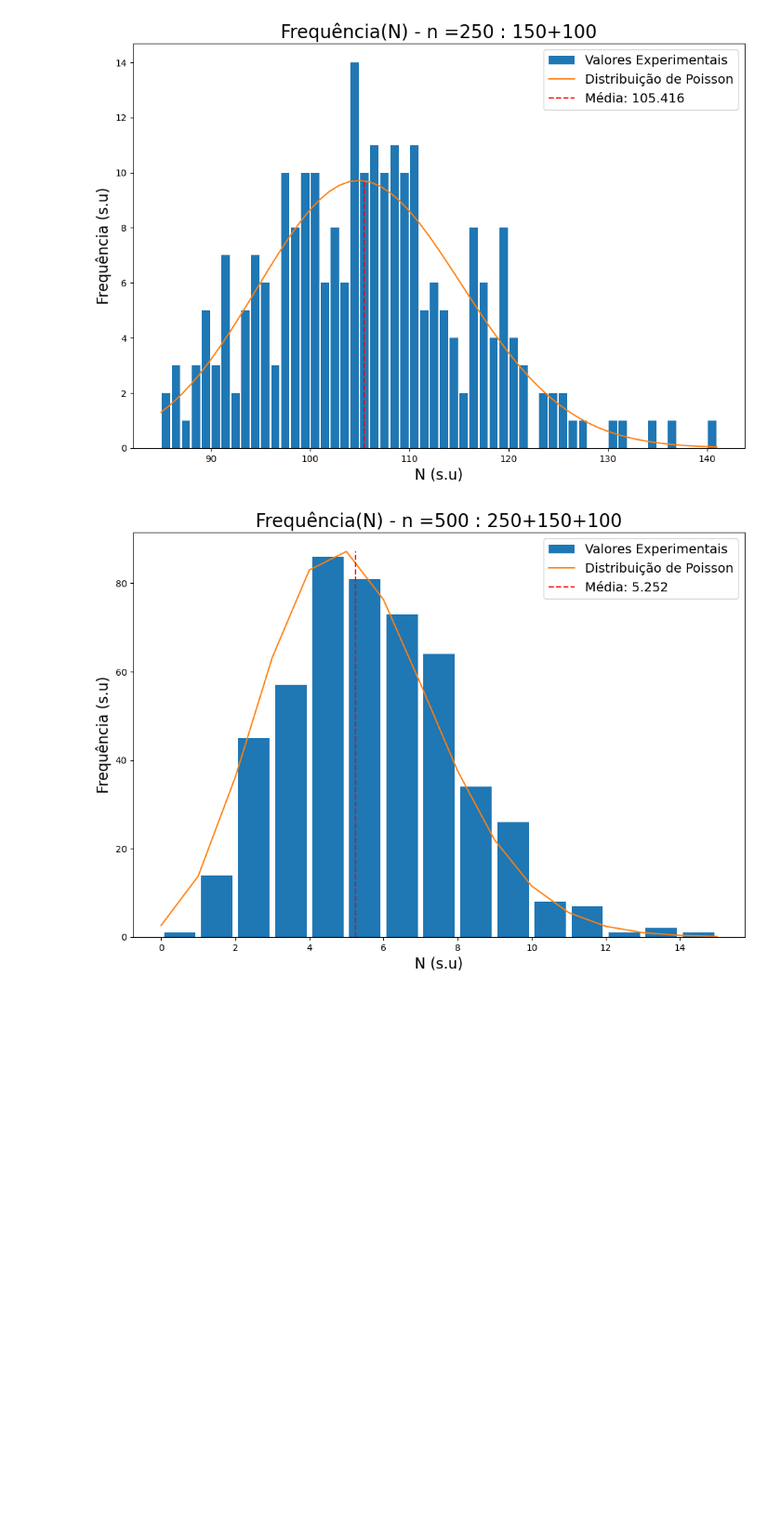
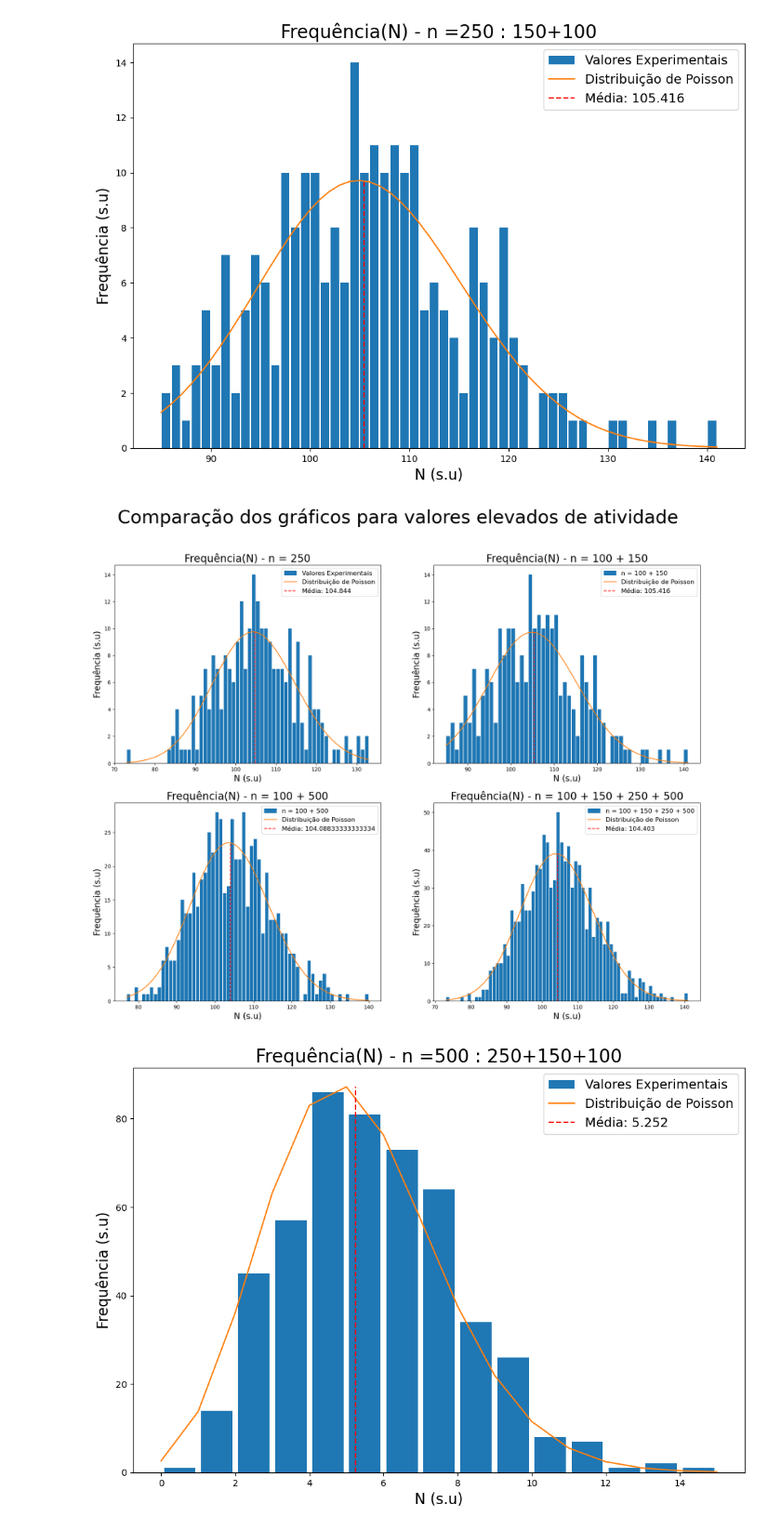
Before and after one commit to sergisousa/LABSFISICAIII, a Jupyter notebook: EXP 5/T5.ipynb, the cells around one changed output. Shown at 93% size. Saved outputs shown, nothing was run; the diff lists cells and outputs as text; code cells hidden in the pictures; blank space fills up the shorter version.

Commit message:
rename t5
gráficos t5 python

```diff
--- a/EXP 5/Gráficos.ipynb
+++ b/EXP 5/T5.ipynb
@@ -545,6 +546,8 @@ xvals = np.arange(min(yvals),max(yvals)+1)
 yvals = poisson.pmf(xvals,med) * len(yvals)
 medl = [med,med]
 ymedl = [0,max(yvals)]
+medlc1=medl
+ymedlc1=ymedl
 plt.title(f"Frequência(N) - n ={tam} : 500+250+150+100", fontsize=20)
 plt.ylabel("Frequência (s.u)", fontsize=16)
 plt.xlabel("N (s.u)", fontsize=16)
@@ -695,6 +698,8 @@ xvals = np.arange(min(yvals),max(yvals)+1)
 yvals = poisson.pmf(xvals,med) * len(yvals)
 medl = [med,med]
 ymedl = [0,max(yvals)]
+medlc600=medl
+ymedlc600=ymedl
 plt.title(f"Frequência(N) - n ={tam} : 500+100", fontsize=20)
 plt.ylabel("Frequência (s.u)", fontsize=16)
 plt.xlabel("N (s.u)", fontsize=16)
@@ -794,7 +799,10 @@ plt.hist(yvals,int(max(yvals)-min(yvals)), label="Valores Experimentais", rwidth
 xvals = np.arange(min(yvals),max(yvals)+1)
 yvals = poisson.pmf(xvals,med) * len(yvals)
 medl = [med,med]
+medlc250=medl
 ymedl = [0,max(yvals)]
+ymedlc250=ymedl
+
 plt.title(f"Frequência(N) - n ={tam} : 150+100", fontsize=20)
 plt.ylabel("Frequência (s.u)", fontsize=16)
 plt.xlabel("N (s.u)", fontsize=16)
@@ -814,6 +822,78 @@ plt.show()
 [figure]
 [figure]
 [figure]
+# %%
+#ATIVIDADE ALTA
+
+fig,axs = plt.subplots(2,2)
+fig.set_size_inches(20,15)
+fig.suptitle("Comparação dos gráficos para valores elevados de atividade",fontsize=35)
+#250
+axs[0,0].hist(yvals250,int(max(yvals250)-min(yvals250)), label="Valores Experimentais", rwidth=0.85)
+xvals = np.arange(min(yvals250),max(yvals250)+1)
+yvals = poisson.pmf(xvals,medl250[0]) * len(yvals250)
+axs[0,0].set_title(f"Frequência(N) - n = 250",fontsize=20)
+axs[0,0].set_ylabel("Frequência (s.u)", fontsize=16)
+axs[0,0].set_xlabel("N (s.u)", fontsize=16)
+axs[0,0].plot(xvals,yvals, label="Distribuição de Poisson")
+axs[0,0].plot(medl250,ymedl250, label=f"Média: {medl250[0]}", color="#ff0000", linestyle="--")
+axs[0,0].legend(fontsize=12)
+
+#250 COMBINAÇÕES
+yvals=[]
+listas = [yvals100,yvals150]
+for lista in listas:
+    for x in lista:
+        yvals.append(x)
+
+axs[0,1].hist(yvals,int(max(yvals)-min(yvals)), label="n = 100 + 150", rwidth=0.85)
+xvals = np.arange(min(yvals),max(yvals)+1)
+yvals = poisson.pmf(xvals,medlc250[0]) * len(yvals)
+axs[0,1].set_title(f"Frequência(N) - n = 100 + 150",fontsize=20)
+axs[0,1].set_ylabel("Frequência (s.u)", fontsize=16)
+axs[0,1].set_xlabel("N (s.u)", fontsize=16)
+axs[0,1].plot(xvals,yvals, label="Distribuição de Poisson")
+axs[0,1].plot(medlc250,ymedlc250, label=f"Média: {medlc250[0]}", color="#ff0000", linestyle="--")
+axs[0,1].legend(fontsize=12)
+
+# 600
+yvals=[]
+listas = [yvals100,yvals500]
+for lista in listas:
+    for x in lista:
+        yvals.append(x)
+
+axs[1,0].hist(yvals,int(max(yvals)-min(yvals)), label="n = 100 + 500", rwidth=0.85)
+xvals = np.arange(min(yvals),max(yvals)+1)
+yvals = poisson.pmf(xvals,medlc600[0]) * len(yvals)
+axs[1,0].set_title(f"Frequência(N) - n = 100 + 500",fontsize=20)
+axs[1,0].set_ylabel("Frequência (s.u)", fontsize=16)
+axs[1,0].set_xlabel("N (s.u)", fontsize=16)
+axs[1,0].plot(xvals,yvals, label="Distribuição de Poisson")
+axs[1,0].plot(medlc600,ymedlc600, label=f"Média: {medlc600[0]}", color="#ff0000", linestyle="--")
+axs[1,0].legend(fontsize=12)
+
+yvals=[]
+listas = [yvals100,yvals150,yvals250,yvals500]
+for lista in listas:
+    for x in lista:
+        yvals.append(x)
+med = sum(yvals)/len(yvals)
+tam = len(yvals)
+
+axs[1,1].hist(yvals,int(max(yvals)-min(yvals)), label="n = 100 + 150 + 250 + 500", rwidth=0.85)
+xvals = np.arange(min(yvals),max(yvals)+1)
+yvals = poisson.pmf(xvals,medlc1[0]) * len(yvals)
+axs[1,1].set_title(f"Frequência(N) - n = 100 + 150 + 250 + 500",fontsize=20)
+axs[1,1].set_ylabel("Frequência (s.u)", fontsize=16)
+axs[1,1].set_xlabel("N (s.u)", fontsize=16)
+axs[1,1].plot(xvals,yvals, label="Distribuição de Poisson")
+axs[1,1].plot(medlc1,ymedlc1, label=f"Média: {medlc1[0]}", color="#ff0000", linestyle="--")
+axs[1,1].legend(fontsize=12)
+
+plt.show()
+# %% [output]
+[figure, added]
 # %%
 # 500 BAIXA ATIVIDADE
 yvals=[]
```
Also changed, not shown: parts of 7 cells of this notebook.
